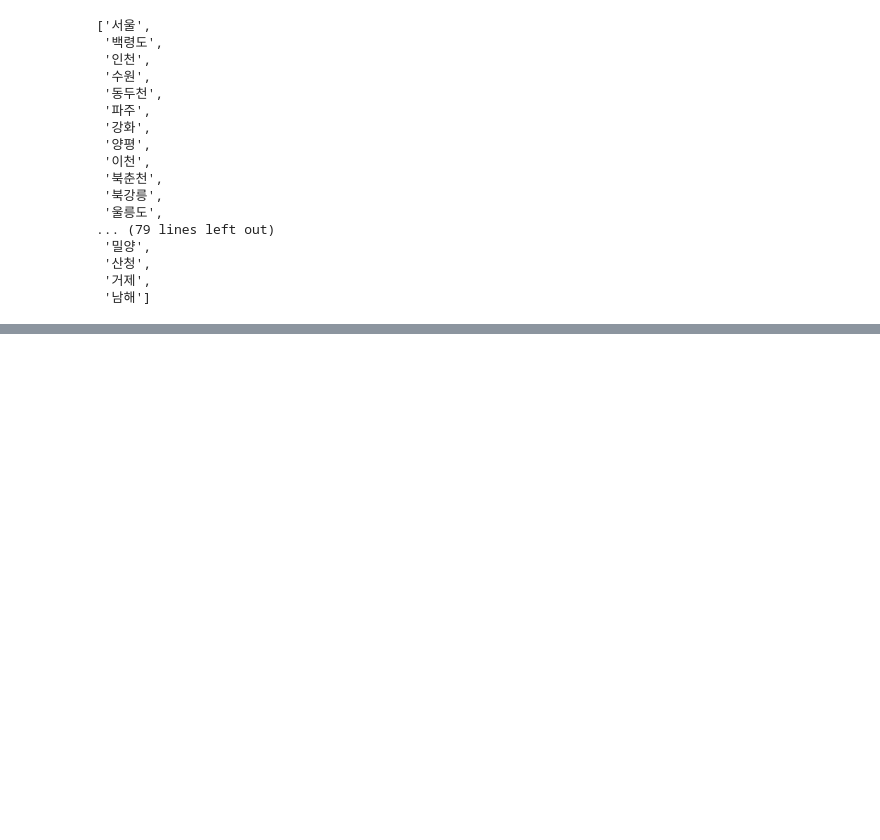
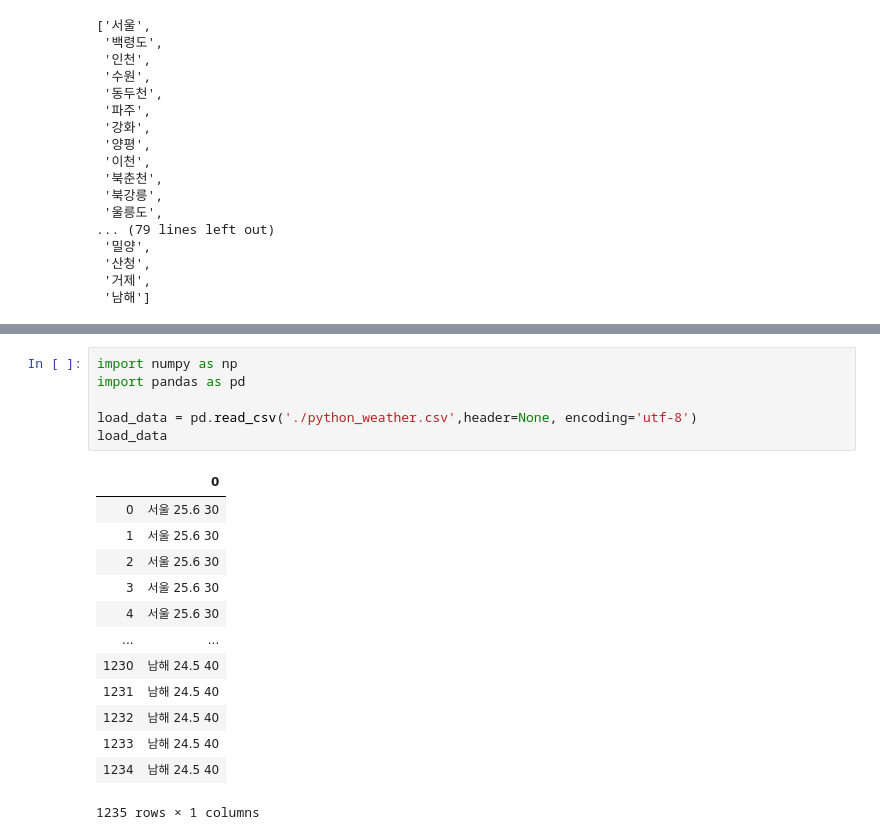
Before and after one commit to minjae8138/TIL, a Jupyter notebook: python/mongoDB.ipynb, the cells around one changed output, grey strips where cells are left out. Cells and saved outputs as stored; diff of their text form; blank space fills up the shorter version.

```diff
--- a/python/mongoDB.ipynb
+++ b/python/mongoDB.ipynb
@@ -281,0 +304,20 @@ temp_list
+# %%
+import numpy as np
+import pandas as pd
+
+load_data = pd.read_csv('./python_weather.csv',header=None, encoding='utf-8')
+load_data
+# %% [output]
+|  | 0 |
+| 0 | 서울 25.6 30 |
+| 1 | 서울 25.6 30 |
+| 2 | 서울 25.6 30 |
+| 3 | 서울 25.6 30 |
+| 4 | 서울 25.6 30 |
+| ... | ... |
+| 1230 | 남해 24.5 40 |
+| 1231 | 남해 24.5 40 |
+| 1232 | 남해 24.5 40 |
+| 1233 | 남해 24.5 40 |
+| 1234 | 남해 24.5 40 |
+1235 rows × 1 columns
```
Also changed, not shown: parts of 16 cells of this notebook, 1 other file.
